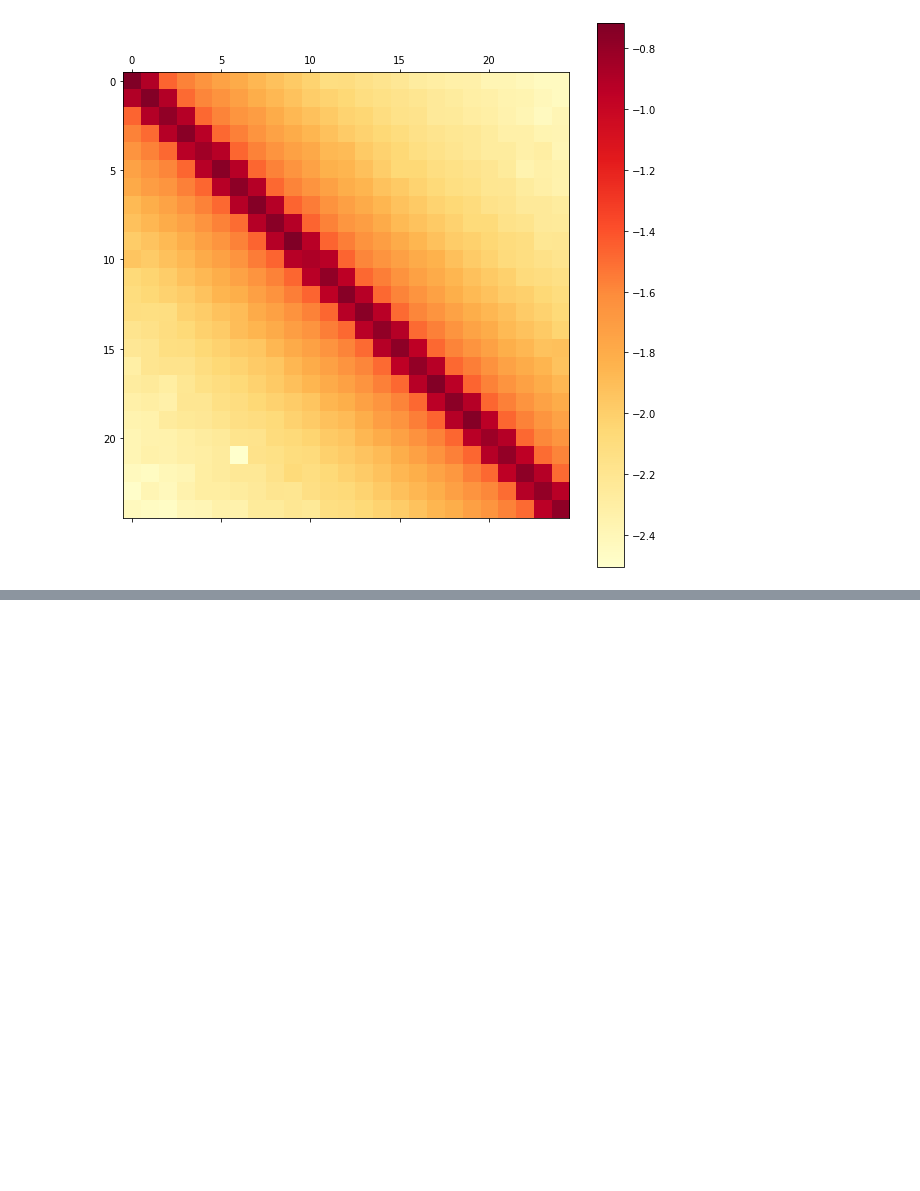
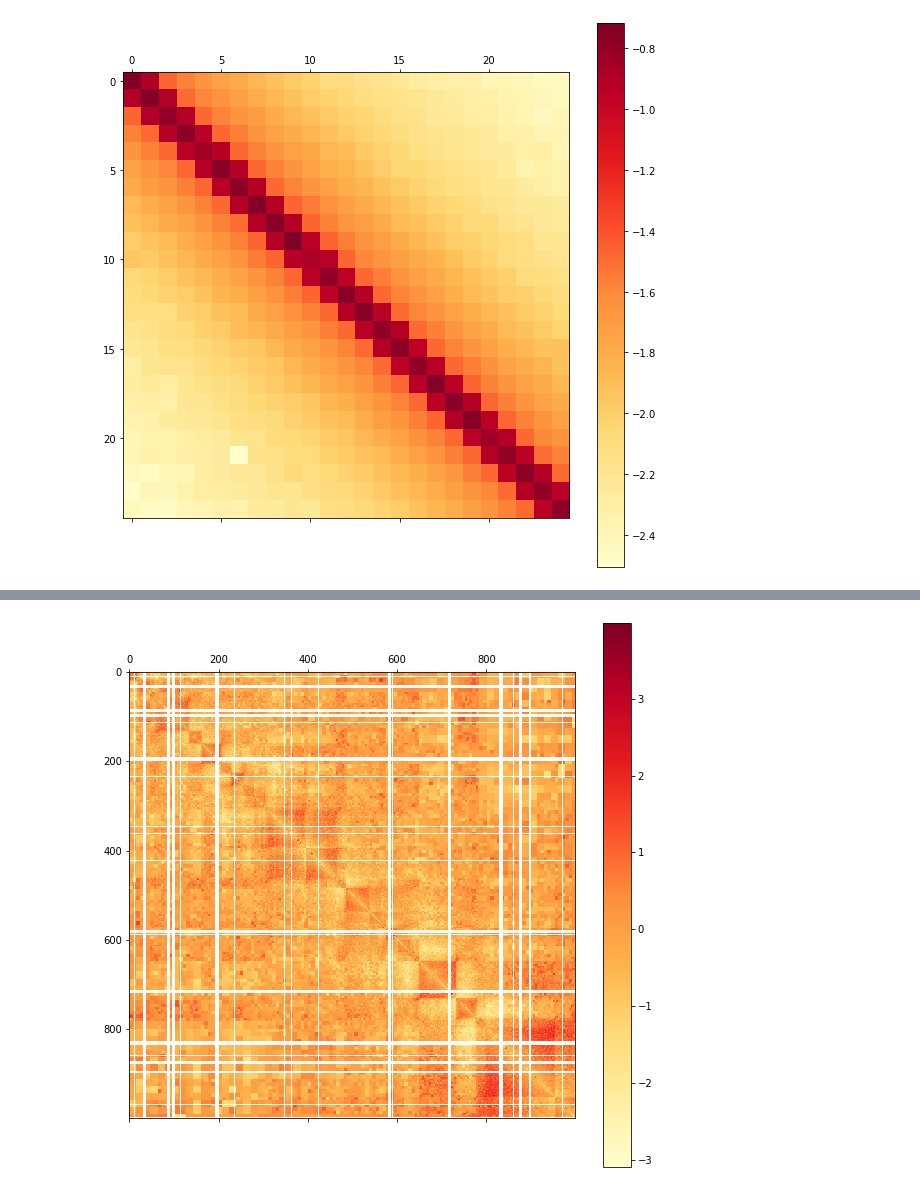
Before and after one commit to NeilAlishev/HiCPredictor, a Jupyter notebook: DeepHiCResearch.ipynb, the cells around one changed output, grey strips where cells are left out. Cells and saved outputs as stored; diff of their text form; code cells hidden in the pictures; blank space fills up the shorter version.

```diff
--- a/DeepHiCResearch.ipynb
+++ b/DeepHiCResearch.ipynb
@@ -312,0 +363,7 @@ plot_hic(prediction.reshape((25, 25)))
+# %%
+# Step 3: Take natural logarithm
+transformed_arr = np.log(transformed_arr)
+# %%
+plot_hic(transformed_arr)
+# %% [output]
+[figure, added]
```
Also changed, not shown: parts of 17 cells of this notebook.
